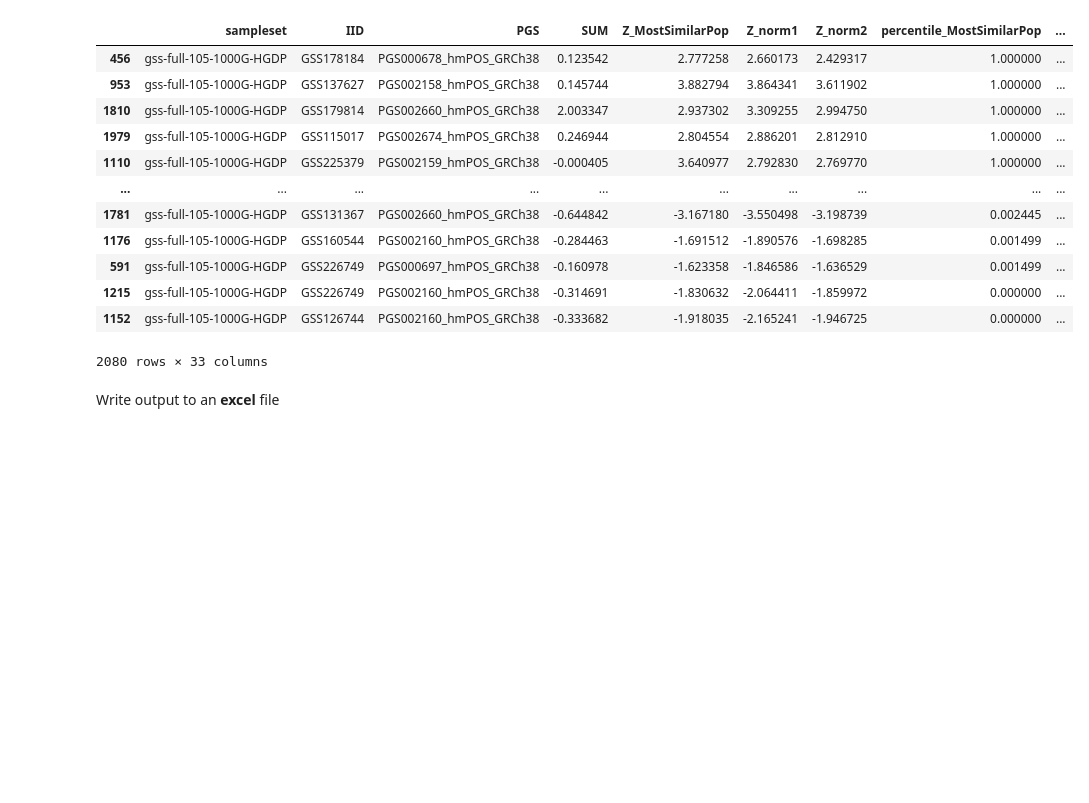
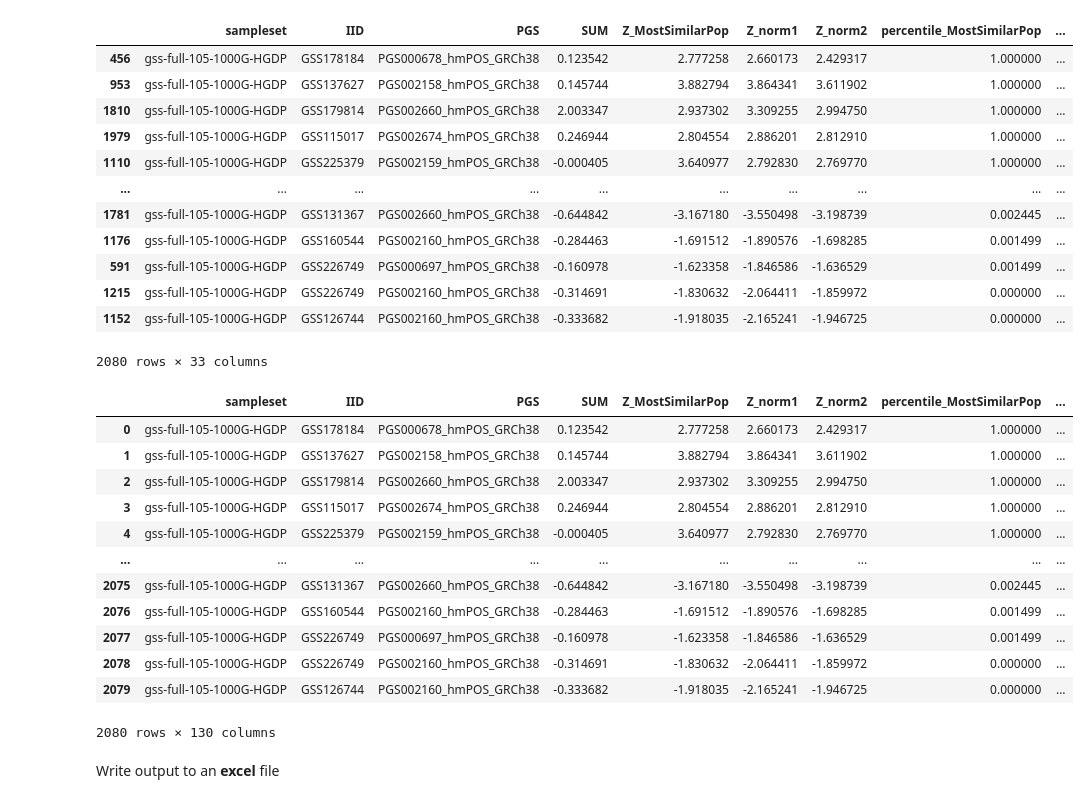
Before and after one commit to rodrigoguarischi/pgsc_calc_annotator, a Jupyter notebook: pgsc_calc_annotator.ipynb, the cells around one changed output. Drawn from its saved outputs; the diff is of its cells as text; code cells hidden in the pictures; blank space fills up the shorter version.

Commit message:
Aggregating mapped terms using EFO as key

```diff
--- a/pgsc_calc_annotator.ipynb
+++ b/pgsc_calc_annotator.ipynb
@@ -40,6 +40,16 @@ pgsc_calc_info = pd.read_table(
     dtype = "str"
     )
 display( pgsc_calc_info )
+
+
+## Load PGS metadata
+efo_mapped_terms = pd.read_table(
+    "./input_data/efo.ols.sssom.tsv",
+    sep = "\t",
+    dtype = "str",
+    comment = '#'
+    )
+display( efo_mapped_terms )
 # %% [output]
 |  | sampleset | IID | PGS | SUM | Z_MostSimilarPop | Z_norm1 | Z_norm2 | percentile_MostSimilarPop |
 | 0 | gss-full-105-1000G-HGDP | GSS110934 | PGS000668_hmPOS_GRCh38 | -0.202805 | 0.069409 | -0.025189 | -0.036783 | 52.078240 |
@@ -133,3 +156,59 @@ display( pgsc_calc_merged )
 | 1215 | gss-full-105-1000G-HGDP | GSS226749 | PGS002160_hmPOS_GRCh38 | -0.314691 | -1.830632 | -2.064411 | -1.859972 | 0.000000 | ... |
 | 1152 | gss-full-105-1000G-HGDP | GSS126744 | PGS002160_hmPOS_GRCh38 | -0.333682 | -1.918035 | -2.165241 | -1.946725 | 0.000000 | ... |
 2080 rows × 33 columns
+# %%
+### Transform EFO terms dataframe and merge it into the final dataframe
+
+# Create a new column showing the source ontology
+efo_mapped_terms["mapped_ontology_source"] = efo_mapped_terms["object_id"].str.split(":", expand=True)[0]
+
+# When available, append a label to the Ontology ID
+efo_mapped_terms["mapped_ontology_info"] = efo_mapped_terms["object_id"] + "::" + efo_mapped_terms["object_label"].fillna("NO_LABEL")
+# display( efo_mapped_terms )
+
+# If a EFO id has multiples terms from the SAME source, merge them by semicolon
+efo_mapped_terms_grouped = efo_mapped_terms.groupby( by = ["subject_id", "mapped_ontology_source" ] )[["mapped_ontology_info"]].agg('; '.join)
+# display( efo_mapped_terms_grouped )
+
+# Create a new df with EFOs by Mapped terms
+efo_mapped_terms_unstacked = efo_mapped_terms_grouped.unstack(
+    level = -1
+    ).droplevel(
+        level = 0,
+        axis = 1
+        ).reset_index()
+# display( efo_mapped_terms_unstacked )
+
+# The EFO file uses EFO: while pgsc_calc uses EFO_. Replace it so its compatible
+efo_mapped_terms_unstacked["subject_id"] = efo_mapped_terms_unstacked["subject_id"].str.replace(
+    pat = "EFO:",
+    repl = "EFO_"
+    )
+# display( efo_mapped_terms_unstacked )
+
+# Merge mapped terms to the dataframe using EFO term as key
+pgsc_calc_merged = pd.merge(
+    left = pgsc_calc_merged,
+    right = efo_mapped_terms_unstacked,
+    how = "left",
+    left_on = "Mapped Trait(s) (EFO ID)",
+    right_on = "subject_id",
+    ).drop(
+        labels = "subject_id",
+        axis = 1
+    )
+pgsc_calc_merged
+# %% [output]
+|  | sampleset | IID | PGS | SUM | Z_MostSimilarPop | Z_norm1 | Z_norm2 | percentile_MostSimilarPop | ... |
+| 0 | gss-full-105-1000G-HGDP | GSS178184 | PGS000678_hmPOS_GRCh38 | 0.123542 | 2.777258 | 2.660173 | 2.429317 | 1.000000 | ... |
+| 1 | gss-full-105-1000G-HGDP | GSS137627 | PGS002158_hmPOS_GRCh38 | 0.145744 | 3.882794 | 3.864341 | 3.611902 | 1.000000 | ... |
+| 2 | gss-full-105-1000G-HGDP | GSS179814 | PGS002660_hmPOS_GRCh38 | 2.003347 | 2.937302 | 3.309255 | 2.994750 | 1.000000 | ... |
+| 3 | gss-full-105-1000G-HGDP | GSS115017 | PGS002674_hmPOS_GRCh38 | 0.246944 | 2.804554 | 2.886201 | 2.812910 | 1.000000 | ... |
+| 4 | gss-full-105-1000G-HGDP | GSS225379 | PGS002159_hmPOS_GRCh38 | -0.000405 | 3.640977 | 2.792830 | 2.769770 | 1.000000 | ... |
+| ... | ... | ... | ... | ... | ... | ... | ... | ... | ... |
+| 2075 | gss-full-105-1000G-HGDP | GSS131367 | PGS002660_hmPOS_GRCh38 | -0.644842 | -3.167180 | -3.550498 | -3.198739 | 0.002445 | ... |
+| 2076 | gss-full-105-1000G-HGDP | GSS160544 | PGS002160_hmPOS_GRCh38 | -0.284463 | -1.691512 | -1.890576 | -1.698285 | 0.001499 | ... |
+| 2077 | gss-full-105-1000G-HGDP | GSS226749 | PGS000697_hmPOS_GRCh38 | -0.160978 | -1.623358 | -1.846586 | -1.636529 | 0.001499 | ... |
+| 2078 | gss-full-105-1000G-HGDP | GSS226749 | PGS002160_hmPOS_GRCh38 | -0.314691 | -1.830632 | -2.064411 | -1.859972 | 0.000000 | ... |
+| 2079 | gss-full-105-1000G-HGDP | GSS126744 | PGS002160_hmPOS_GRCh38 | -0.333682 | -1.918035 | -2.165241 | -1.946725 | 0.000000 | ... |
+2080 rows × 130 columns
```
Also changed, not shown: parts of 3 cells of this notebook.
